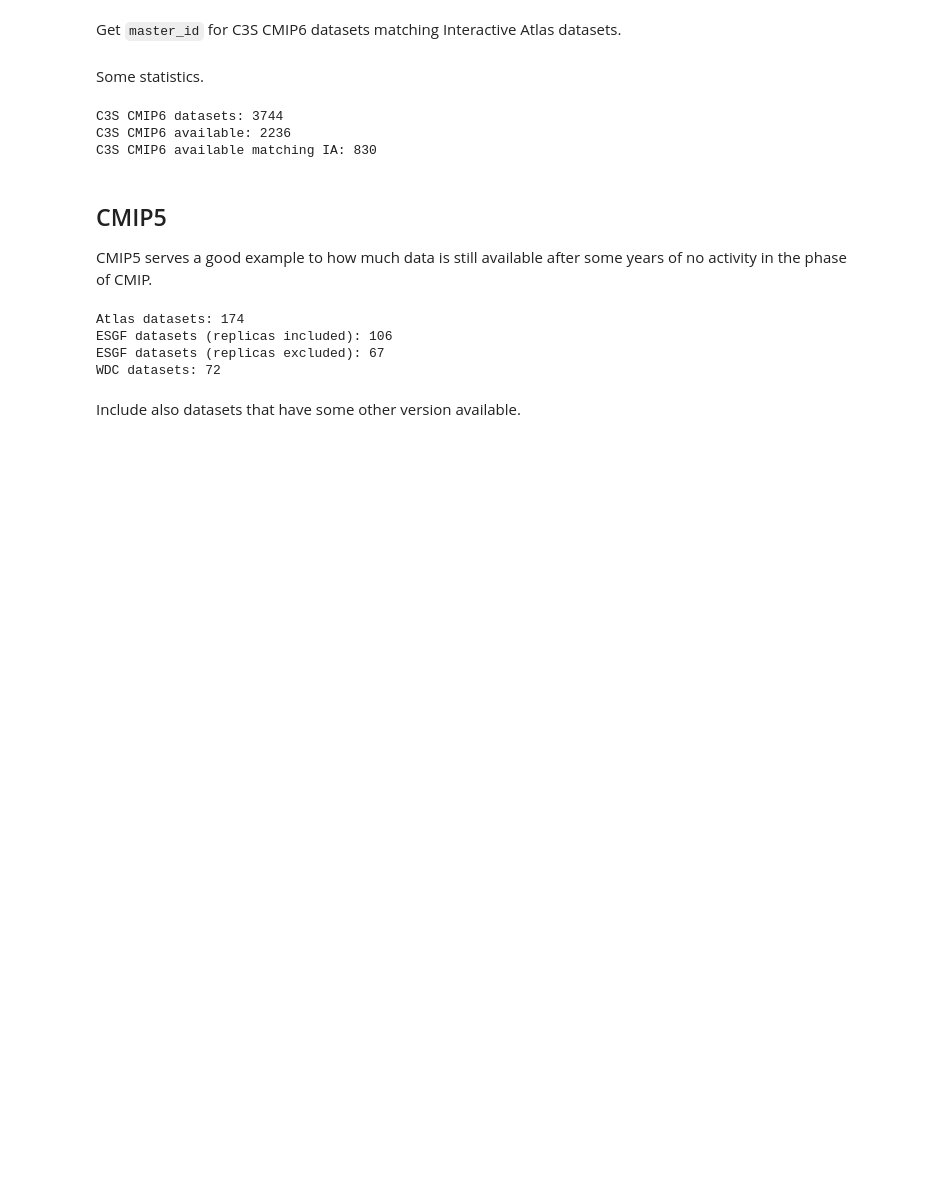
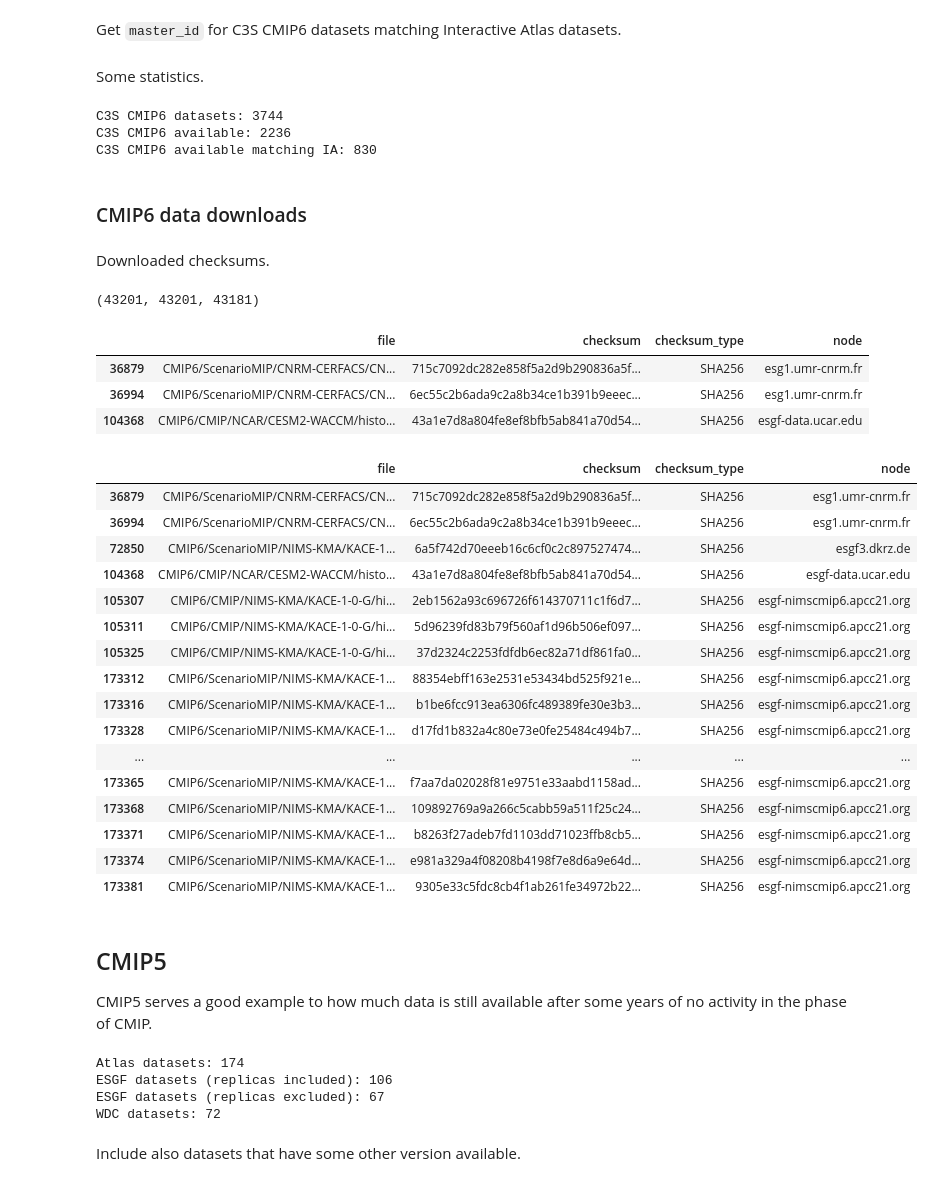
Before and after one commit to zequihg50/reproducibility-ipcc-atlas, a Jupyter notebook: main.ipynb, the cells around one changed output. Cells and saved outputs as stored; diff of their text form; code cells hidden in the pictures; blank space fills up the shorter version.

Commit message:
finished downloading

```diff
--- a/main.ipynb
+++ b/main.ipynb
@@ -413,6 +413,49 @@ print(f"C3S CMIP6 datasets: {len(c3s_cmip6)}\nC3S CMIP6 available: {c3s_cmip6['a
 C3S CMIP6 datasets: 3744
 C3S CMIP6 available: 2236
 C3S CMIP6 available matching IA: 830
+# %% [markdown]
+### CMIP6 data downloads
+# %%
+cmip6_esgf_checksums = pd.read_csv("downloads/cmip6-checksums-esgf.csv.zip", names=["file", "checksum", "checksum_type", "node"])
+cmip6_local_checksums = pd.read_csv("downloads/cmip6-checksums-downloaded.csv.zip", names=["checksum", "file"])
+
+cmip6_checksum_matches = cmip6_esgf_checksums[["checksum"]].drop_duplicates().merge(cmip6_local_checksums, on=["checksum"], how="inner")
+# %% [markdown]
+Downloaded checksums.
+# %%
+len(esgf_files["checksum"].unique()), len(cmip6_esgf_checksums["checksum"].unique()), len(cmip6_local_checksums["checksum"].unique())
+# %% [output]
+(43201, 43201, 43181)
+# %%
+missing_checksums = cmip6_esgf_checksums[~cmip6_esgf_checksums["checksum"].isin(cmip6_local_checksums["checksum"].values)].drop_duplicates(["file"])
+missing_files     = missing_checksums[~missing_checksums["file"].isin(cmip6_local_checksums["file"].values)]
+
+missing_files
+# %% [output]
+|  | file | checksum | checksum_type | node |
+| 36879 | CMIP6/ScenarioMIP/CNRM-CERFACS/CN... | 715c7092dc282e858f5a2d9b290836a5f... | SHA256 | esg1.umr-cnrm.fr |
+| 36994 | CMIP6/ScenarioMIP/CNRM-CERFACS/CN... | 6ec55c2b6ada9c2a8b34ce1b391b9eeec... | SHA256 | esg1.umr-cnrm.fr |
+| 104368 | CMIP6/CMIP/NCAR/CESM2-WACCM/histo... | 43a1e7d8a804fe8ef8bfb5ab841a70d54... | SHA256 | esgf-data.ucar.edu |
+# %%
+missing_checksums
+# %% [output]
+|  | file | checksum | checksum_type | node |
+| 36879 | CMIP6/ScenarioMIP/CNRM-CERFACS/CN... | 715c7092dc282e858f5a2d9b290836a5f... | SHA256 | esg1.umr-cnrm.fr |
+| 36994 | CMIP6/ScenarioMIP/CNRM-CERFACS/CN... | 6ec55c2b6ada9c2a8b34ce1b391b9eeec... | SHA256 | esg1.umr-cnrm.fr |
+| 72850 | CMIP6/ScenarioMIP/NIMS-KMA/KACE-1... | 6a5f742d70eeeb16c6cf0c2c897527474... | SHA256 | esgf3.dkrz.de |
+| 104368 | CMIP6/CMIP/NCAR/CESM2-WACCM/histo... | 43a1e7d8a804fe8ef8bfb5ab841a70d54... | SHA256 | esgf-data.ucar.edu |
+| 105307 | CMIP6/CMIP/NIMS-KMA/KACE-1-0-G/hi... | 2eb1562a93c696726f614370711c1f6d7... | SHA256 | esgf-nimscmip6.apcc21.org |
+| 105311 | CMIP6/CMIP/NIMS-KMA/KACE-1-0-G/hi... | 5d96239fd83b79f560af1d96b506ef097... | SHA256 | esgf-nimscmip6.apcc21.org |
+| 105325 | CMIP6/CMIP/NIMS-KMA/KACE-1-0-G/hi... | 37d2324c2253fdfdb6ec82a71df861fa0... | SHA256 | esgf-nimscmip6.apcc21.org |
+| 173312 | CMIP6/ScenarioMIP/NIMS-KMA/KACE-1... | 88354ebff163e2531e53434bd525f921e... | SHA256 | esgf-nimscmip6.apcc21.org |
+| 173316 | CMIP6/ScenarioMIP/NIMS-KMA/KACE-1... | b1be6fcc913ea6306fc489389fe30e3b3... | SHA256 | esgf-nimscmip6.apcc21.org |
+| 173328 | CMIP6/ScenarioMIP/NIMS-KMA/KACE-1... | d17fd1b832a4c80e73e0fe25484c494b7... | SHA256 | esgf-nimscmip6.apcc21.org |
+| ... | ... | ... | ... | ... |
+| 173365 | CMIP6/ScenarioMIP/NIMS-KMA/KACE-1... | f7aa7da02028f81e9751e33aabd1158ad... | SHA256 | esgf-nimscmip6.apcc21.org |
+| 173368 | CMIP6/ScenarioMIP/NIMS-KMA/KACE-1... | 109892769a9a266c5cabb59a511f25c24... | SHA256 | esgf-nimscmip6.apcc21.org |
+| 173371 | CMIP6/ScenarioMIP/NIMS-KMA/KACE-1... | b8263f27adeb7fd1103dd71023ffb8cb5... | SHA256 | esgf-nimscmip6.apcc21.org |
+| 173374 | CMIP6/ScenarioMIP/NIMS-KMA/KACE-1... | e981a329a4f08208b4198f7e8d6a9e64d... | SHA256 | esgf-nimscmip6.apcc21.org |
+| 173381 | CMIP6/ScenarioMIP/NIMS-KMA/KACE-1... | 9305e33c5fdc8cb4f1ab261fe34972b22... | SHA256 | esgf-nimscmip6.apcc21.org |
 # %% [markdown]
 ## CMIP5
 
```
Also changed, not shown: parts of 9 cells of this notebook, 2 other files.
